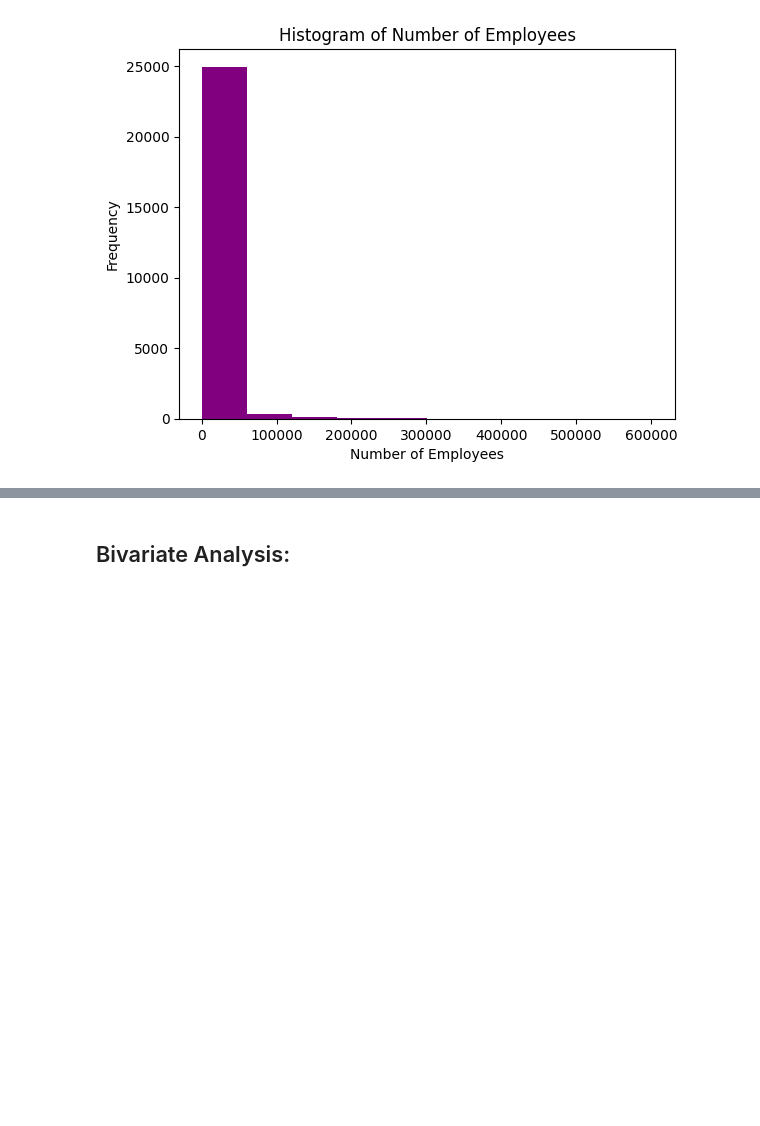
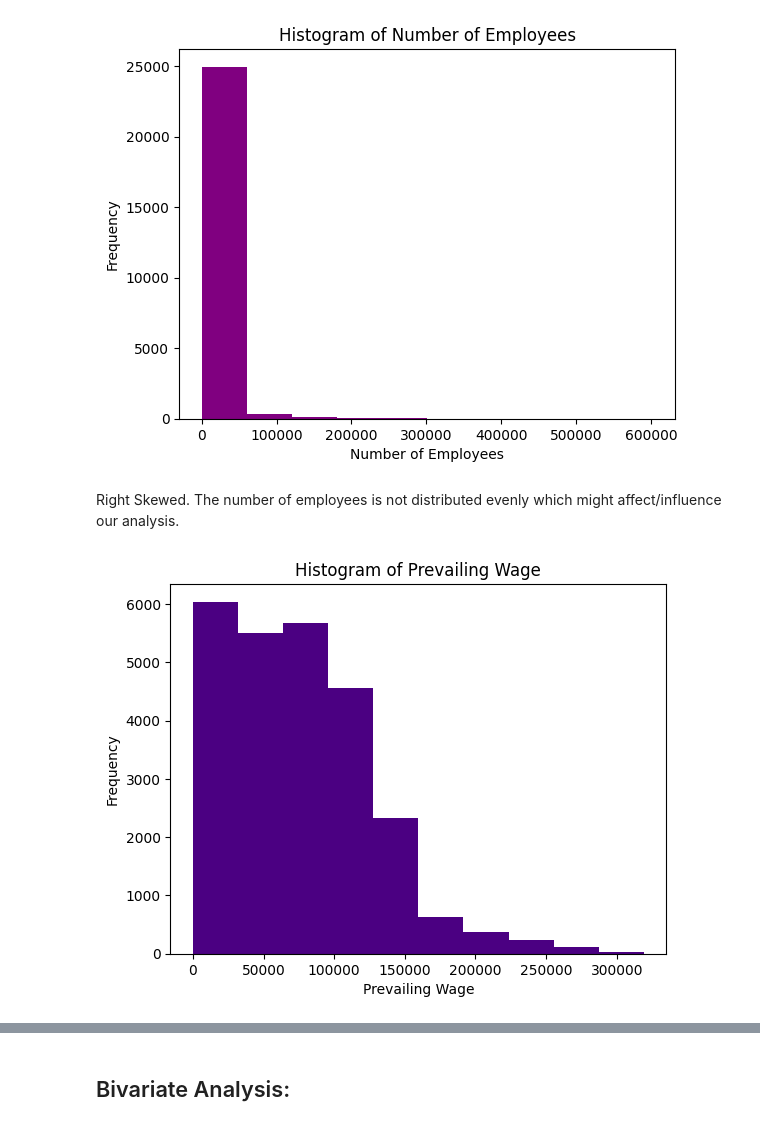
Before and after one commit to 1sallyb/FinalProject, a Jupyter notebook: Notebook/EDA.ipynb, the cells around one changed output, grey strips where cells are left out. Saved outputs shown, nothing was run; the diff lists cells and outputs as text; code cells hidden in the pictures; blank space fills up the shorter version.

```diff
--- a/Notebook/EDA.ipynb
+++ b/Notebook/EDA.ipynb
@@ -78,11 +110,13 @@ plt.ylabel('Frequency')
 plt.show()
 # %% [output]
 [figure]
+# %% [markdown]
+Right Skewed. The number of employees is not distributed evenly which might affect/influence our analysis.
 # %%
-import matplotlib.pyplot as plt
-
-plt.hist(df['prevailing_wage'], color = 'purple')
+plt.hist(df['prevailing_wage'], color = 'indigo')
 plt.title(f'Histogram of Prevailing Wage')
-plt.xlabel('Number of Employees')
+plt.xlabel('Prevailing Wage')
 plt.ylabel('Frequency')
 plt.show()
+# %% [output]
+[figure, added]
```
Also changed, not shown: parts of 9 cells of this notebook.
